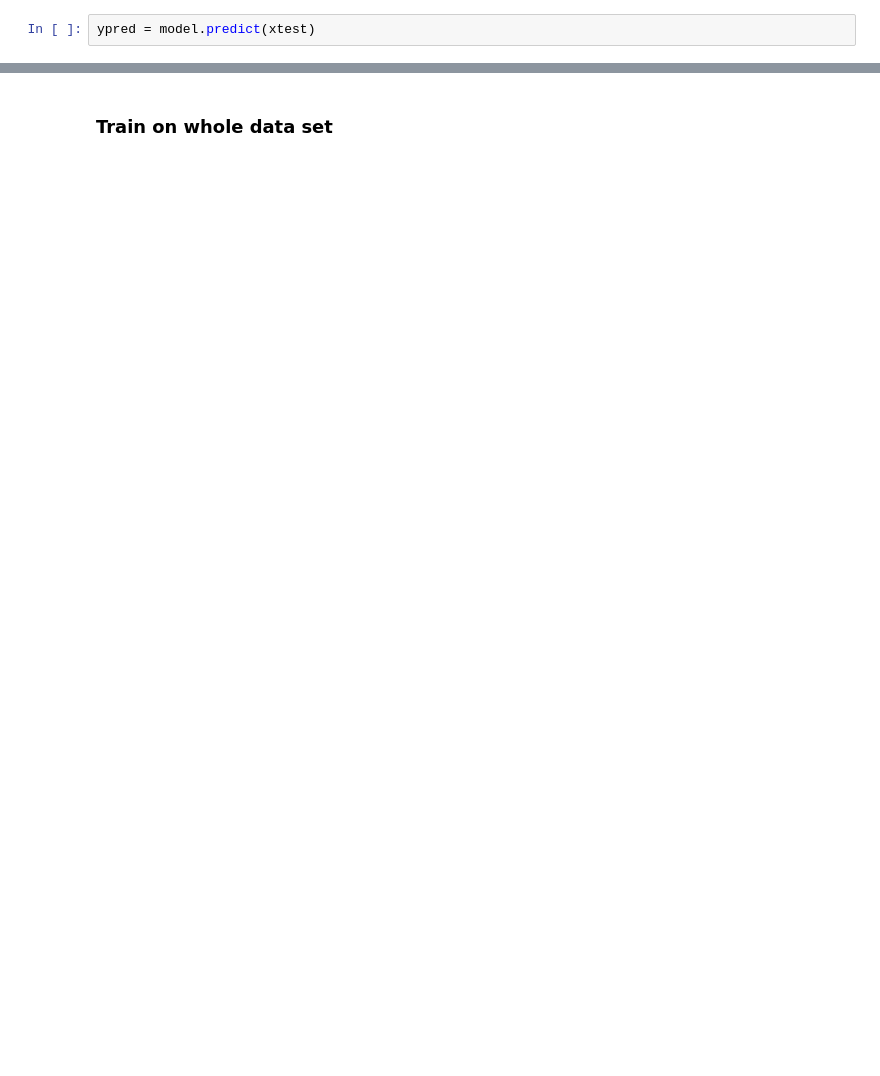
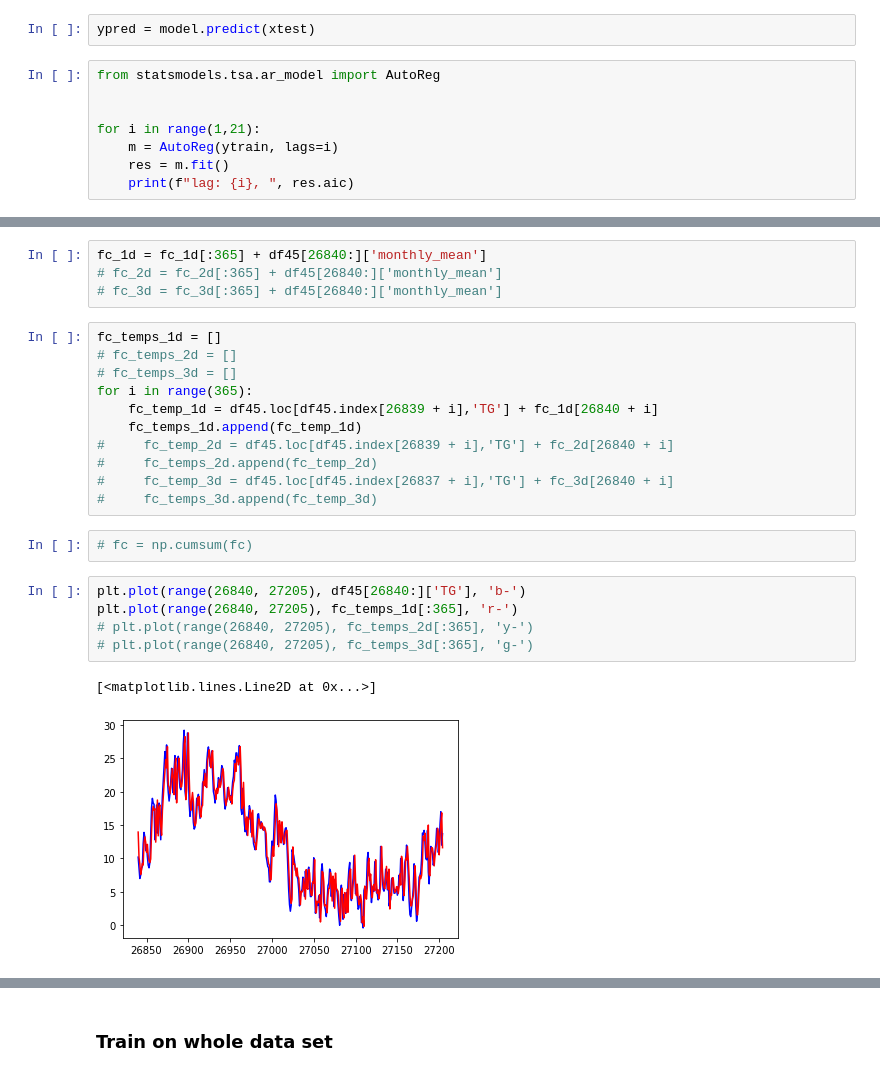
Before and after one commit to senzelden/projects, a Jupyter notebook: week_05/weather_berlin_tempelhof.ipynb, the cells around one changed output, grey strips where cells are left out. Cells and saved outputs as stored; diff of their text form; blank space fills up the shorter version.

```diff
--- a/week_05/weather_berlin_tempelhof.ipynb
+++ b/week_05/weather_berlin_tempelhof.ipynb
@@ -388,2 +344,10 @@ model.score(xtrain, ytrain), model.score(xtest, ytest)
 # %%
 ypred = model.predict(xtest)
+# %%
+from statsmodels.tsa.ar_model import AutoReg
+
+
+for i in range(1,21):
+    m = AutoReg(ytrain, lags=i)
+    res = m.fit()
+    print(f"lag: {i}, ", res.aic)
@@ -410,0 +473,25 @@ MAPE:  150.46191183327943
+# %%
+fc_1d = fc_1d[:365] + df45[26840:]['monthly_mean']
+# fc_2d = fc_2d[:365] + df45[26840:]['monthly_mean']
+# fc_3d = fc_3d[:365] + df45[26840:]['monthly_mean']
+# %%
+fc_temps_1d = []
+# fc_temps_2d = []
+# fc_temps_3d = []
+for i in range(365):
+    fc_temp_1d = df45.loc[df45.index[26839 + i],'TG'] + fc_1d[26840 + i]
+    fc_temps_1d.append(fc_temp_1d)
+#     fc_temp_2d = df45.loc[df45.index[26839 + i],'TG'] + fc_2d[26840 + i]
+#     fc_temps_2d.append(fc_temp_2d)
+#     fc_temp_3d = df45.loc[df45.index[26837 + i],'TG'] + fc_3d[26840 + i]
+#     fc_temps_3d.append(fc_temp_3d)
+# %%
+# fc = np.cumsum(fc)
+# %%
+plt.plot(range(26840, 27205), df45[26840:]['TG'], 'b-')
+plt.plot(range(26840, 27205), fc_temps_1d[:365], 'r-')
+# plt.plot(range(26840, 27205), fc_temps_2d[:365], 'y-')
+# plt.plot(range(26840, 27205), fc_temps_3d[:365], 'g-')
+# %% [output]
+[<matplotlib.lines.Line2D at 0x...>]
+[figure, added]
```
Also changed, not shown: parts of 34 cells of this notebook.
